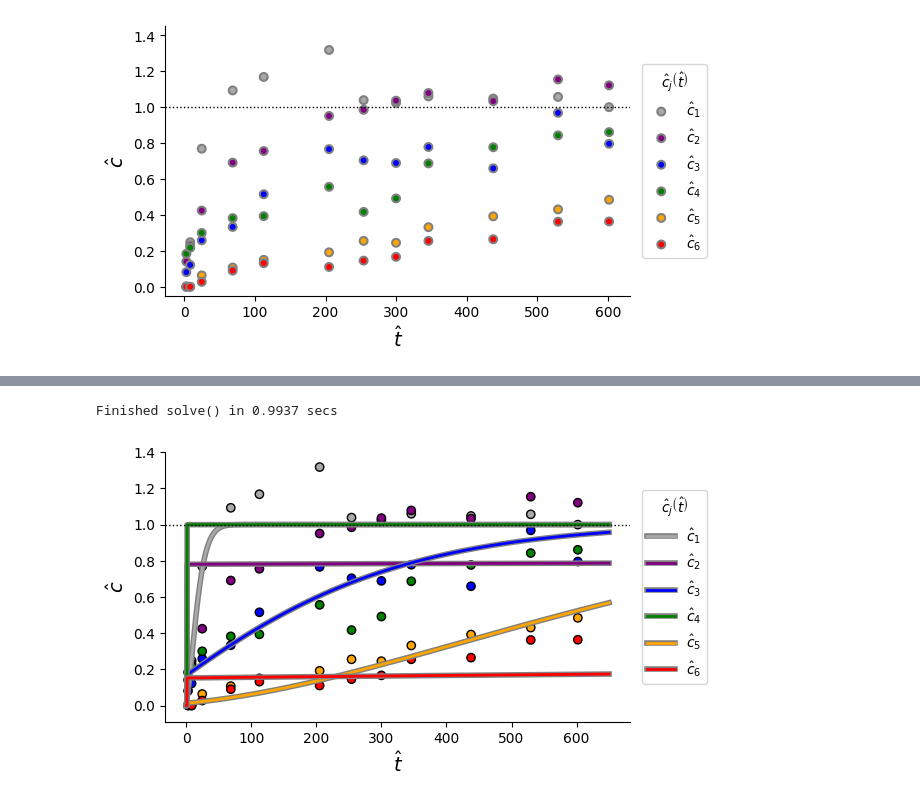
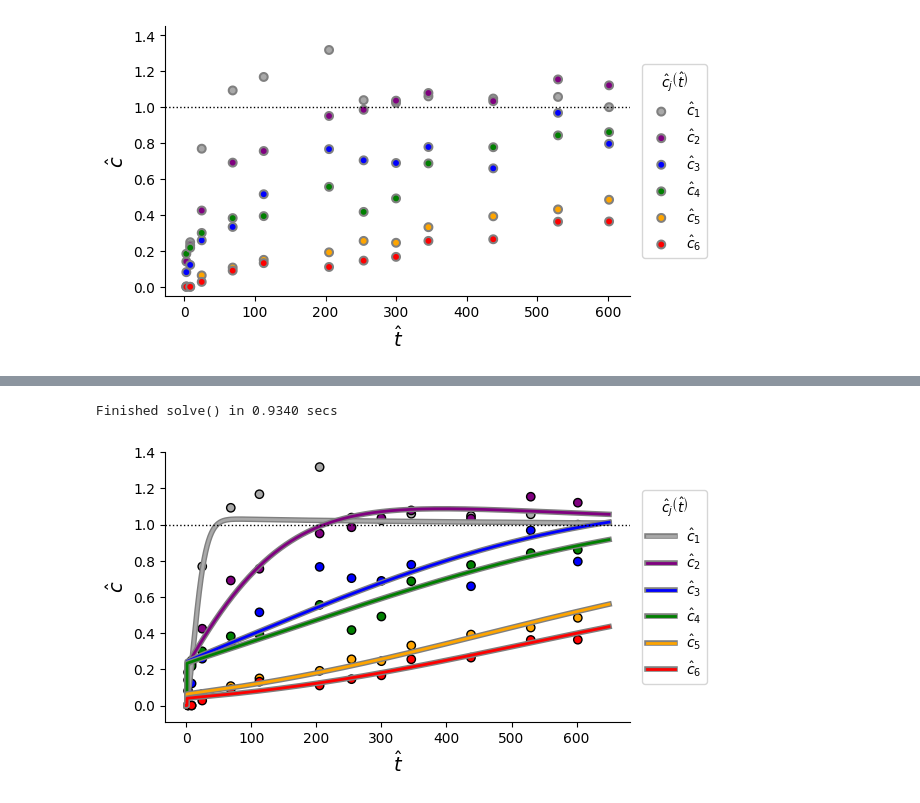
Before and after one commit to edsaac/cowerc-adsorption, a Jupyter notebook: notebooks/only_python/merging_data_other_experiments.ipynb, the cells around one changed output, grey strips where cells are left out. Cells and saved outputs as stored; diff of their text form; code cells hidden in the pictures.

```diff
--- a/notebooks/only_python/merging_data_other_experiments.ipynb
+++ b/notebooks/only_python/merging_data_other_experiments.ipynb
@@ -250,37 +220,38 @@ Finished solve() in 1.0184 secs
-# %%
-optimal_parameter_set = [
-    4.342649e00,
-    1.589651e00,
-    4.487679e-01,
-    1.307947e00,
-    -2.713914e00,
-    1.706075e00,
-    1.333454e00,
-    3.728868e-01,
-    -4.862839e00,
-    -1.014885e00,
-    -6.162208e-01,
-    -1.121953e00,
-    -3.124197e00,
-]
-
-optimal_parameter_set = [10**x for x in optimal_parameter_set]
-
-p = PhysicalParams(
-    L=lenght,
-    v=pore_velocity,
-    n=porosity,
-    sm=optimal_parameter_set[0],
-    k_ads=optimal_parameter_set[1:7],
-    k_des=optimal_parameter_set[7:],
-)
-
-sim = Simulation(**p.nondim)
-sim.end_time = 650
-sim.cfl = 0.9
-sim.solve()
-
-display(plot_btc_and_data(sim, experimental_data))
-# %% [output]
-Finished solve() in 0.9937 secs
-[figure, removed]
+# %%
+# Running OSTRICH - Adding some weight to the first observations
+optimal_parameter_set = [
+    3.021131e00,
+    1.630375e00,
+    1.238411e00,
+    1.207940e00,
+    1.221111e00,
+    1.500632e00,
+    1.568869e00,
+    3.790512e-01,
+    -7.306494e-01,
+    -1.602964e00,
+    -1.814038e00,
+    -2.292577e00,
+    -2.626569e00,
+]
+
+optimal_parameter_set = [10**x for x in optimal_parameter_set]
+
+p = PhysicalParams(
+    L=lenght,
+    v=pore_velocity,
+    n=porosity,
+    sm=optimal_parameter_set[0],
+    k_ads=optimal_parameter_set[1:7],
+    k_des=optimal_parameter_set[7:],
+)
+
+sim = Simulation(**p.nondim)
+sim.end_time = 650
+sim.cfl = 0.9
+sim.solve()
+
+display(plot_btc_and_data(sim, experimental_data))
+# %% [output]
+Finished solve() in 0.9340 secs
+[figure, added]
```
Also changed, not shown: parts of 17 cells of this notebook, 6 other files.
